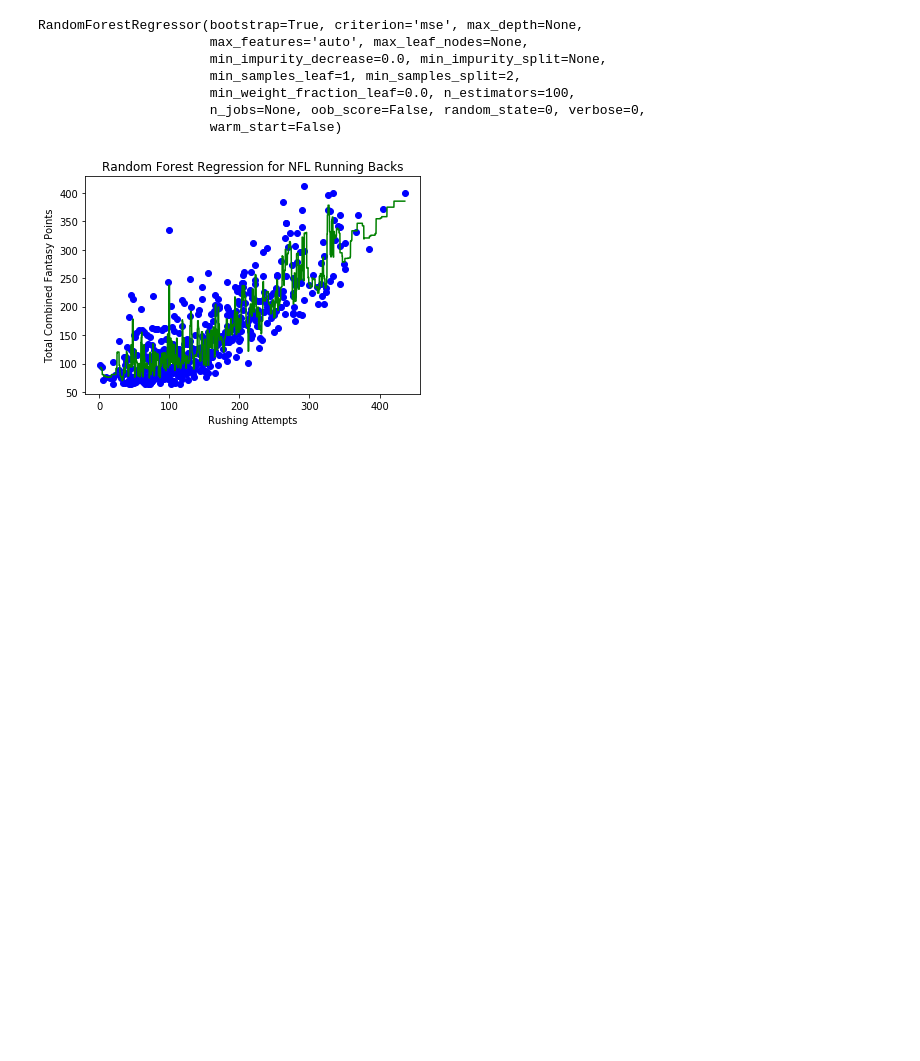
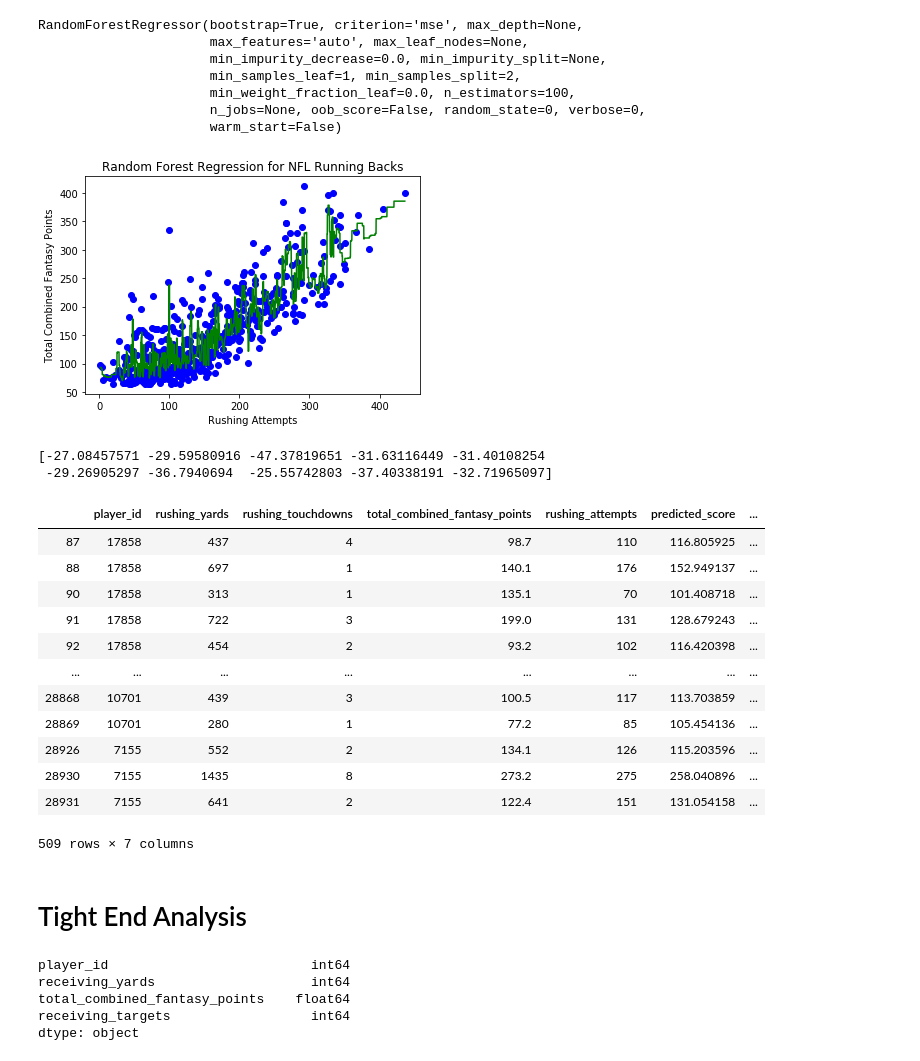
Before and after one commit to brettrchadwick/FantasyFootballProjections, a Jupyter notebook: ETL/Random_Forest.ipynb, the cells around one changed output. Drawn from its saved outputs; the diff is of its cells as text; code cells hidden in the pictures; blank space fills up the shorter version.

```diff
--- a/ETL/Random_Forest.ipynb
+++ b/ETL/Random_Forest.ipynb
@@ -388,3 +518,64 @@ plt.ylabel('Total Combined Fantasy Points')
 plt.show()
 # %% [output]
 [figure]
+# %%
+##Predicting Total Fantasy Points with Random Forest
+from sklearn.model_selection import cross_val_score, GridSearchCV, cross_val_predict
+from sklearn.ensemble import RandomForestRegressor
+from sklearn.preprocessing import MinMaxScaler
+
+#Select column 4 (rushing_attempts) as X
+X = RB_stats_cleaned.iloc[:, 4:5].values
+#X
+#Select column 3 (total_combined_fantasy_points) as y
+y = RB_stats_cleaned.iloc[:, 3].values
+
+def rfr_model(X,y):
+    #grid search
+    gsc = GridSearchCV(
+        estimator=RandomForestRegressor(),
+        param_grid={
+            'max_depth':range(3,7),
+            'n_estimators':(10,50,100,1000)
+        },
+        cv=5, scoring='neg_mean_squared_error',verbose=0,
+n_jobs=-1)
+
+    grid_result = gsc.fit(X, y)
+    best_params = grid_result.best_params_
+    rfr = RandomForestRegressor(max_depth=best_params["max_depth"],
+n_estimators=best_params["n_estimators"],
+random_state=False, verbose=False)
+#K-Fold CV
+    scores = cross_val_score(rfr,X,y,cv=10,
+scoring='neg_mean_absolute_error')
+    predictions = cross_val_predict(rfr, X, y, cv=10)
+    #print(predictions)
+    print(scores)
+    return predictions
+
+temp = rfr_model(X,y)
+# %% [output]
+[-27.08457571 -29.59580916 -47.37819651 -31.63116449 -31.40108254
+ -29.26905297 -36.7940694  -25.55742803 -37.40338191 -32.71965097]
+# %%
+#Joins to add the predictions to the stats dataframe and join the name on player-id
+RB_stats_predictions_RA = RB_stats_cleaned
+RB_stats_predictions_RA['predicted_score']= temp
+
+RB_predictions_names_RA = RB_stats_predictions_RA.join(Name_Id.set_index('player_id'), on='player_id', how='inner')
+RB_predictions_names_RA
+# %% [output]
+|  | player_id | rushing_yards | rushing_touchdowns | total_combined_fantasy_points | rushing_attempts | predicted_score | ... |
+| 87 | 17858 | 437 | 4 | 98.7 | 110 | 116.805925 | ... |
+| 88 | 17858 | 697 | 1 | 140.1 | 176 | 152.949137 | ... |
+| 90 | 17858 | 313 | 1 | 135.1 | 70 | 101.408718 | ... |
+| 91 | 17858 | 722 | 3 | 199.0 | 131 | 128.679243 | ... |
+| 92 | 17858 | 454 | 2 | 93.2 | 102 | 116.420398 | ... |
+| ... | ... | ... | ... | ... | ... | ... | ... |
+| 28868 | 10701 | 439 | 3 | 100.5 | 117 | 113.703859 | ... |
+| 28869 | 10701 | 280 | 1 | 77.2 | 85 | 105.454136 | ... |
+| 28926 | 7155 | 552 | 2 | 134.1 | 126 | 115.203596 | ... |
+| 28930 | 7155 | 1435 | 8 | 273.2 | 275 | 258.040896 | ... |
+| 28931 | 7155 | 641 | 2 | 122.4 | 151 | 131.054158 | ... |
+509 rows × 7 columns
@@ -390,0 +584,13 @@ plt.show()
+# %% [markdown]
+# Tight End Analysis
+# %%
+#Clean data for tight end positioin
+TE_only = All_Positions[All_Positions['position_cleaned']=='TE']
+TE_stats = TE_only[['player_id','receiving_yards', 'total_combined_fantasy_points', 'receiving_targets']]
+TE_stats.dtypes
+# %% [output]
+player_id                          int64
+receiving_yards                    int64
+total_combined_fantasy_points    float64
+receiving_targets                  int64
+dtype: object
```
Also changed, not shown: parts of 21 cells of this notebook, 4 other files.
